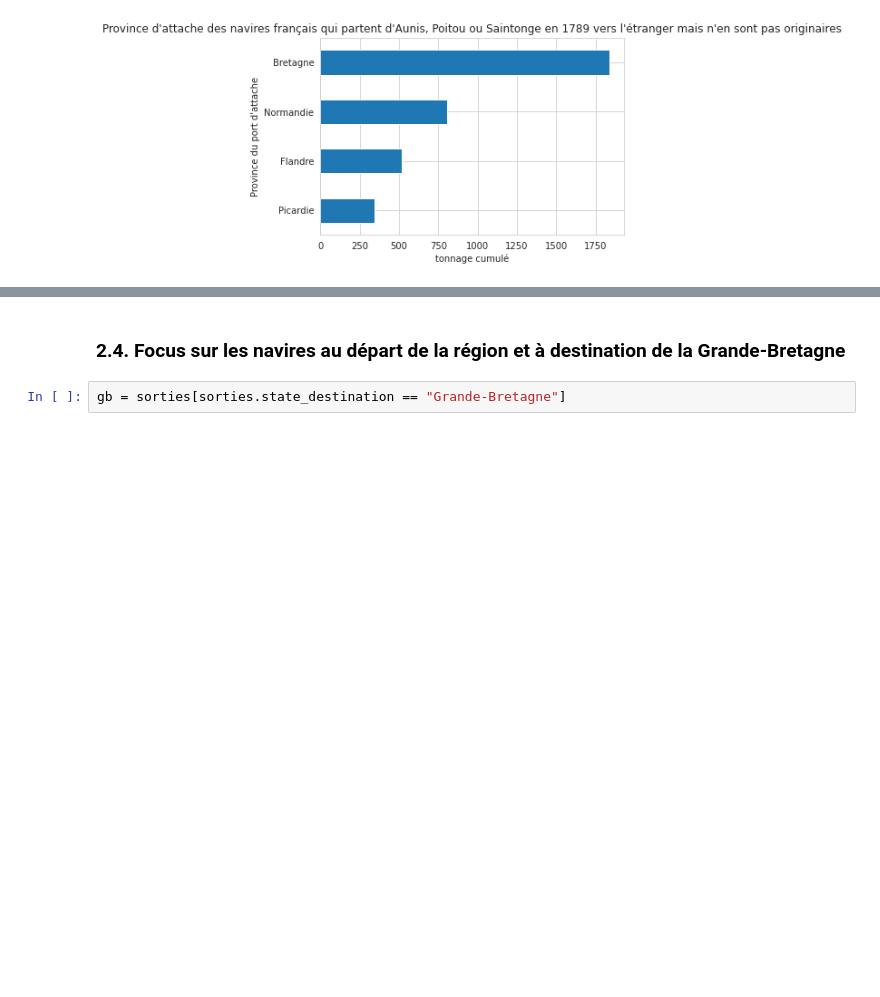
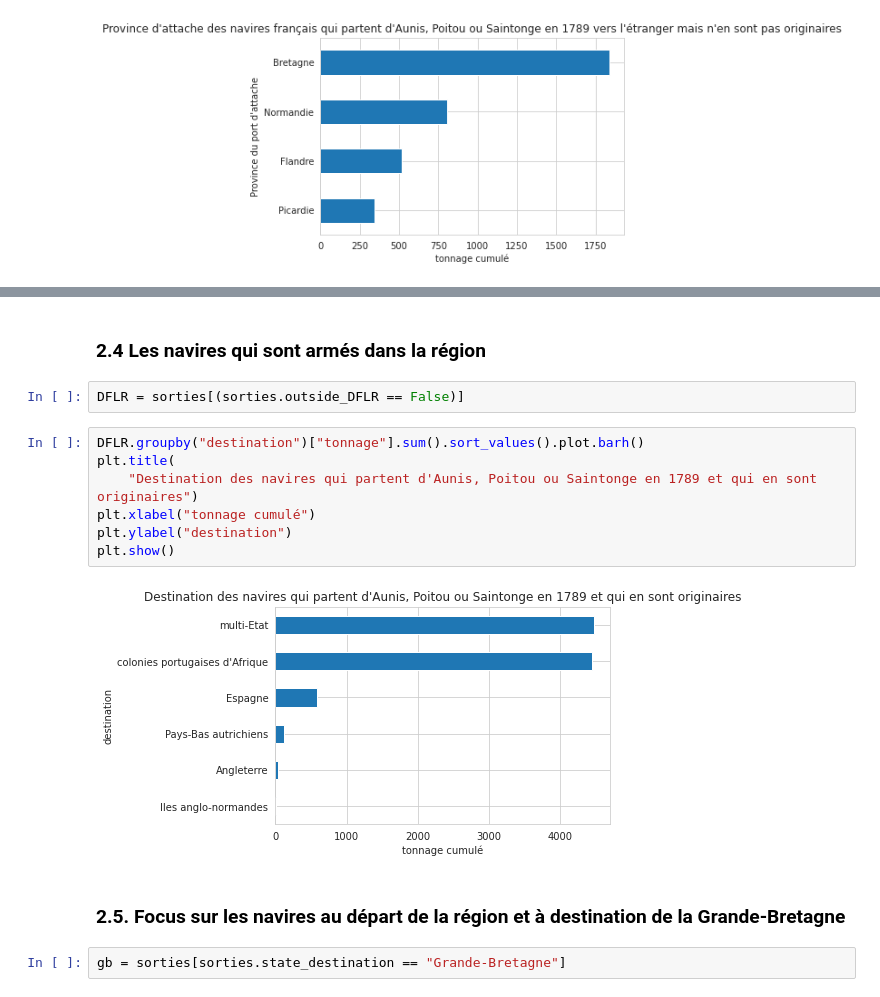
Before and after one commit to medialab/portic-datasprint-2021, a Jupyter notebook: productions/equipe_1/port_attache/sorties_vers_etranger_et_colonies.ipynb, the cells around one changed output, grey strips where cells are left out. Cells and saved outputs as stored; diff of their text form; blank space fills up the shorter version.

```diff
--- a/productions/equipe_1/port_attache/sorties_vers_etranger_et_colonies.ipynb
+++ b/productions/equipe_1/port_attache/sorties_vers_etranger_et_colonies.ipynb
@@ -178,5 +188,18 @@ plt.show()
+# %% [markdown]
+### 2.4 Les navires qui sont armés dans la région
+# %%
+DFLR = sorties[(sorties.outside_DFLR == False)]
+# %%
+DFLR.groupby("destination")["tonnage"].sum().sort_values().plot.barh()
+plt.title(
+    "Destination des navires qui partent d'Aunis, Poitou ou Saintonge en 1789 et qui en sont originaires")
+plt.xlabel("tonnage cumulé")
+plt.ylabel("destination")
+plt.show()
+# %% [output]
+[figure, added]
 # %% [markdown]
-### 2.4. Focus sur les navires au départ de la région et à destination de la Grande-Bretagne
+### 2.5. Focus sur les navires au départ de la région et à destination de la Grande-Bretagne
 # %%
 gb = sorties[sorties.state_destination == "Grande-Bretagne"]
 # %%
```
Also changed, not shown: parts of 42 cells of this notebook, 12 other files.
